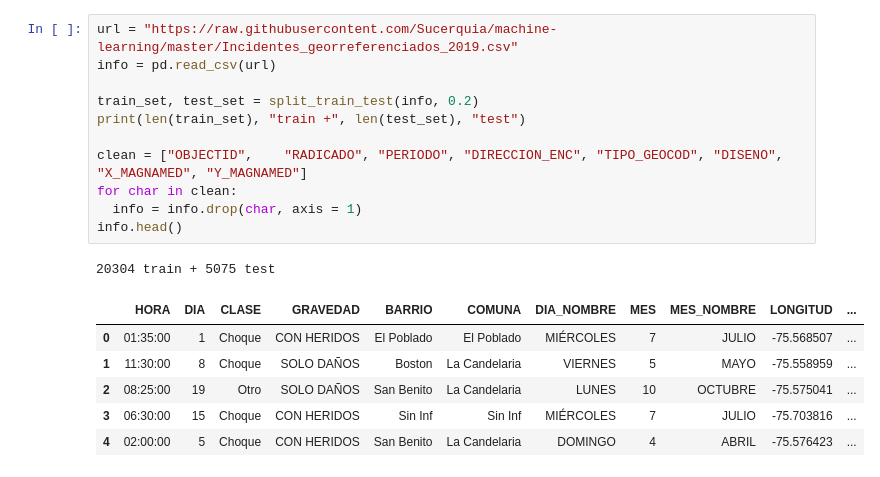
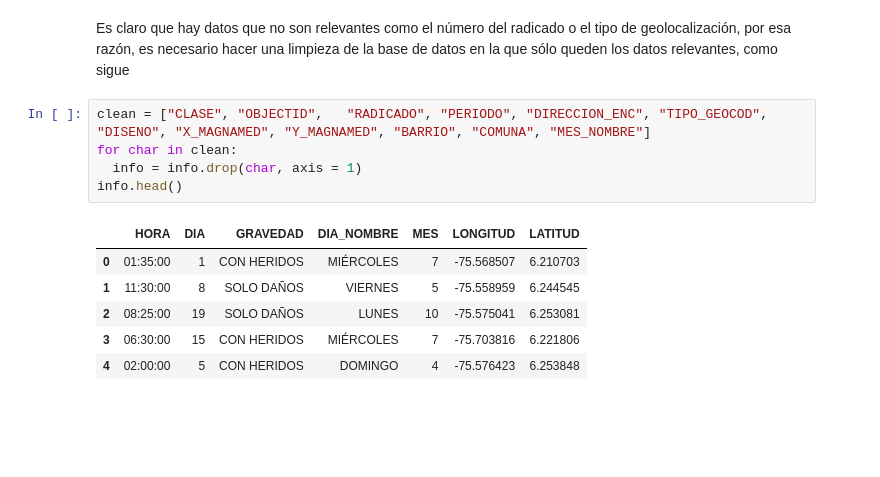
Before and after one commit to Sucerquia/machine-learning, a Jupyter notebook: Project.ipynb, the cells around one changed output. Saved outputs shown, nothing was run; the diff lists cells and outputs as text; blank space fills up the shorter version.

Commit message:
Data cleaned

```diff
--- a/Project.ipynb
+++ b/Project.ipynb
@@ -16,19 +32,14 @@ def split_train_test(data, test_ratio):
+# %% [markdown]
+Es claro que hay datos que no son relevantes como el número del radicado o el tipo de geolocalización, por esa razón, es necesario hacer una limpieza de la base de datos en la que sólo queden los datos relevantes, como sigue
 # %%
-url = "https://raw.githubusercontent.com/Sucerquia/machine-learning/master/Incidentes_georreferenciados_2019.csv"
-info = pd.read_csv(url)
-
-train_set, test_set = split_train_test(info, 0.2)
-print(len(train_set), "train +", len(test_set), "test")
-
-clean = ["OBJECTID",	"RADICADO",	"PERIODO", "DIRECCION_ENC", "TIPO_GEOCOD", "DISENO", "X_MAGNAMED", "Y_MAGNAMED"]
+clean = ["CLASE", "OBJECTID",	"RADICADO",	"PERIODO", "DIRECCION_ENC", "TIPO_GEOCOD", "DISENO", "X_MAGNAMED", "Y_MAGNAMED", "BARRIO", "COMUNA", "MES_NOMBRE"]
 for char in clean:
   info = info.drop(char, axis = 1)
 info.head()
 # %% [output]
-20304 train + 5075 test
-|  | HORA | DIA | CLASE | GRAVEDAD | BARRIO | COMUNA | DIA_NOMBRE | MES | MES_NOMBRE | LONGITUD | ... |
-| 0 | 01:35:00 | 1 | Choque | CON HERIDOS | El Poblado | El Poblado | MIÉRCOLES | 7 | JULIO | -75.568507 | ... |
-| 1 | 11:30:00 | 8 | Choque | SOLO DAÑOS | Boston | La Candelaria | VIERNES | 5 | MAYO | -75.558959 | ... |
-| 2 | 08:25:00 | 19 | Otro | SOLO DAÑOS | San Benito | La Candelaria | LUNES | 10 | OCTUBRE | -75.575041 | ... |
-| 3 | 06:30:00 | 15 | Choque | CON HERIDOS | Sin Inf | Sin Inf | MIÉRCOLES | 7 | JULIO | -75.703816 | ... |
-| 4 | 02:00:00 | 5 | Choque | CON HERIDOS | San Benito | La Candelaria | DOMINGO | 4 | ABRIL | -75.576423 | ... |
+|  | HORA | DIA | GRAVEDAD | DIA_NOMBRE | MES | LONGITUD | LATITUD |
+| 0 | 01:35:00 | 1 | CON HERIDOS | MIÉRCOLES | 7 | -75.568507 | 6.210703 |
+| 1 | 11:30:00 | 8 | SOLO DAÑOS | VIERNES | 5 | -75.558959 | 6.244545 |
+| 2 | 08:25:00 | 19 | SOLO DAÑOS | LUNES | 10 | -75.575041 | 6.253081 |
+| 3 | 06:30:00 | 15 | CON HERIDOS | MIÉRCOLES | 7 | -75.703816 | 6.221806 |
+| 4 | 02:00:00 | 5 | CON HERIDOS | DOMINGO | 4 | -75.576423 | 6.253848 |
```
Also changed, not shown: parts of 25 cells of this notebook.
